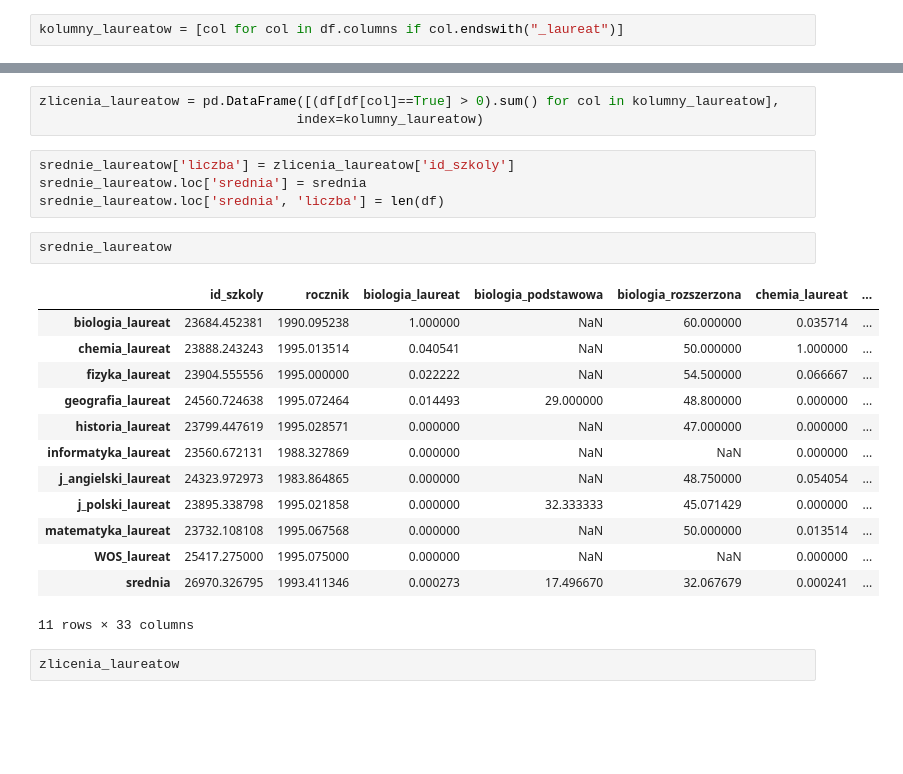
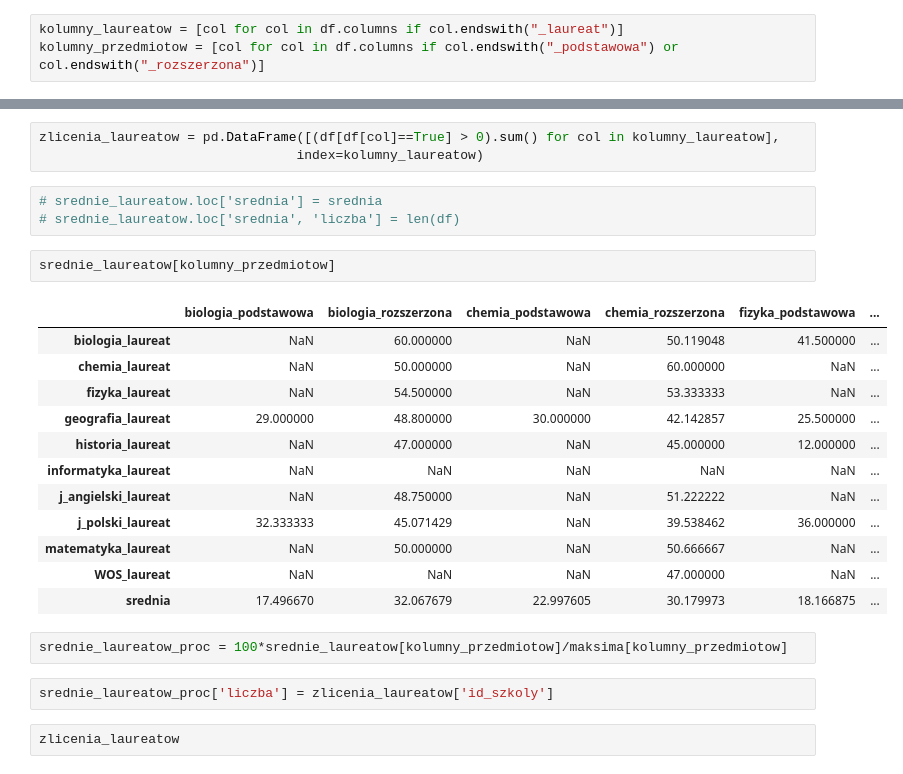
Before and after one commit to stared/delab-matury, a Jupyter notebook: eksploracje/laureaci.ipynb, the cells around one changed output, grey strips where cells are left out. Drawn from its saved outputs; the diff is of its cells as text; blank space fills up the shorter version.

```diff
--- a/eksploracje/laureaci.ipynb
+++ b/eksploracje/laureaci.ipynb
@@ -115,6 +117,7 @@ WOS_rozszerzona             0
 dtype: int64
 # %%
 kolumny_laureatow = [col for col in df.columns if col.endswith("_laureat")]
+kolumny_przedmiotow = [col for col in df.columns if col.endswith("_podstawowa") or col.endswith("_rozszerzona")]
 # %%
 srednie_laureatow = pd.DataFrame([df[df[col]==True].mean() for col in kolumny_laureatow],
                                  index=kolumny_laureatow)
@@ -122,25 +125,27 @@ srednie_laureatow = pd.DataFrame([df[df[col]==True].mean() for col in kolumny_la
 zlicenia_laureatow = pd.DataFrame([(df[df[col]==True] > 0).sum() for col in kolumny_laureatow],
                                  index=kolumny_laureatow)
 # %%
-srednie_laureatow['liczba'] = zlicenia_laureatow['id_szkoly']
-srednie_laureatow.loc['srednia'] = srednia
-srednie_laureatow.loc['srednia', 'liczba'] = len(df)
+# srednie_laureatow.loc['srednia'] = srednia
+# srednie_laureatow.loc['srednia', 'liczba'] = len(df)
 # %%
-srednie_laureatow
+srednie_laureatow[kolumny_przedmiotow]
 # %% [output]
-|  | id_szkoly | rocznik | biologia_laureat | biologia_podstawowa | biologia_rozszerzona | chemia_laureat | ... |
-| biologia_laureat | 23684.452381 | 1990.095238 | 1.000000 | NaN | 60.000000 | 0.035714 | ... |
-| chemia_laureat | 23888.243243 | 1995.013514 | 0.040541 | NaN | 50.000000 | 1.000000 | ... |
-| fizyka_laureat | 23904.555556 | 1995.000000 | 0.022222 | NaN | 54.500000 | 0.066667 | ... |
-| geografia_laureat | 24560.724638 | 1995.072464 | 0.014493 | 29.000000 | 48.800000 | 0.000000 | ... |
-| historia_laureat | 23799.447619 | 1995.028571 | 0.000000 | NaN | 47.000000 | 0.000000 | ... |
-| informatyka_laureat | 23560.672131 | 1988.327869 | 0.000000 | NaN | NaN | 0.000000 | ... |
-| j_angielski_laureat | 24323.972973 | 1983.864865 | 0.000000 | NaN | 48.750000 | 0.054054 | ... |
-| j_polski_laureat | 23895.338798 | 1995.021858 | 0.000000 | 32.333333 | 45.071429 | 0.000000 | ... |
-| matematyka_laureat | 23732.108108 | 1995.067568 | 0.000000 | NaN | 50.000000 | 0.013514 | ... |
-| WOS_laureat | 25417.275000 | 1995.075000 | 0.000000 | NaN | NaN | 0.000000 | ... |
-| srednia | 26970.326795 | 1993.411346 | 0.000273 | 17.496670 | 32.067679 | 0.000241 | ... |
+|  | biologia_podstawowa | biologia_rozszerzona | chemia_podstawowa | chemia_rozszerzona | fizyka_podstawowa | ... |
+| biologia_laureat | NaN | 60.000000 | NaN | 50.119048 | 41.500000 | ... |
+| chemia_laureat | NaN | 50.000000 | NaN | 60.000000 | NaN | ... |
+| fizyka_laureat | NaN | 54.500000 | NaN | 53.333333 | NaN | ... |
+| geografia_laureat | 29.000000 | 48.800000 | 30.000000 | 42.142857 | 25.500000 | ... |
+| historia_laureat | NaN | 47.000000 | NaN | 45.000000 | 12.000000 | ... |
+| informatyka_laureat | NaN | NaN | NaN | NaN | NaN | ... |
+| j_angielski_laureat | NaN | 48.750000 | NaN | 51.222222 | NaN | ... |
+| j_polski_laureat | 32.333333 | 45.071429 | NaN | 39.538462 | 36.000000 | ... |
+| matematyka_laureat | NaN | 50.000000 | NaN | 50.666667 | NaN | ... |
+| WOS_laureat | NaN | NaN | NaN | 47.000000 | NaN | ... |
+| srednia | 17.496670 | 32.067679 | 22.997605 | 30.179973 | 18.166875 | ... |
-11 rows × 33 columns
+# %%
+srednie_laureatow_proc = 100*srednie_laureatow[kolumny_przedmiotow]/maksima[kolumny_przedmiotow]
+# %%
+srednie_laureatow_proc['liczba'] = zlicenia_laureatow['id_szkoly']
 # %%
 zlicenia_laureatow
 # %% [output]
```
Also changed, not shown: parts of 8 cells of this notebook, 1 other file.
